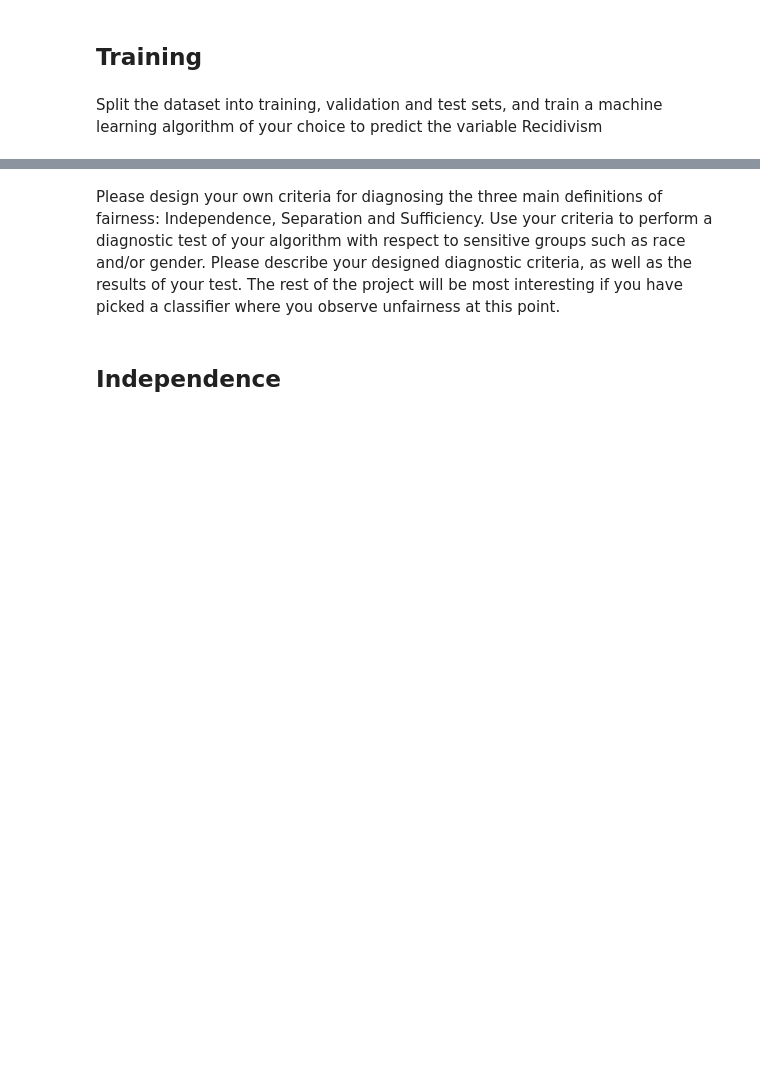
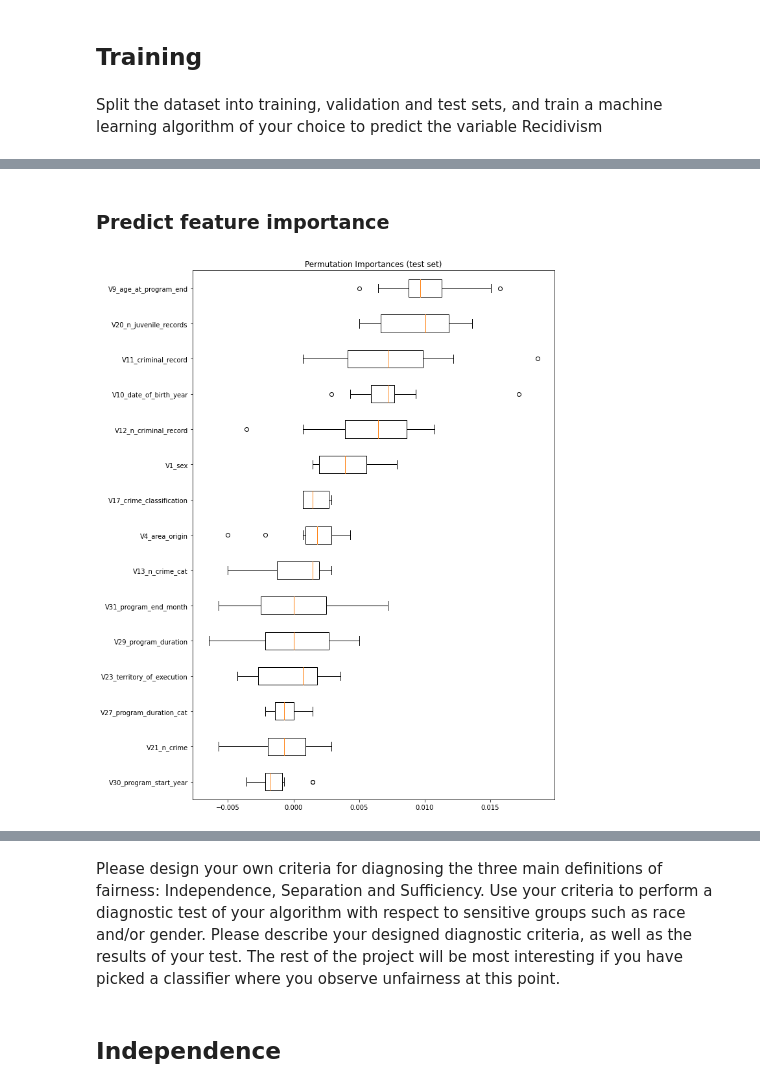
Before and after one commit to Starostka/algorithmic-fairness, a Jupyter notebook: exploration_oliver.ipynb, the cells around one changed output, grey strips where cells are left out. Cells and saved outputs as stored; diff of their text form; code cells hidden in the pictures; blank space fills up the shorter version.

```diff
--- a/exploration_oliver.ipynb
+++ b/exploration_oliver.ipynb
@@ -63,4 +101 @@ def plot_roc_curves(y_test, pred_proba, legend=""):
-# %%
-# apply one hot encoding to categorical features
-df = pd.get_dummies(df, columns=[col for col in df.columns if df[col].dtype == "object"])
 # %%
@@ -69,4 +105,4 @@ y = df.V115_RECID2015_recid # Target variable
 # %%
 # Split dataset into training set and test set  # 70% training and 30% test
-X_train, X_test, y_train, y_test = train_test_split(X, y, test_size=0.3, random_state=1, stratify=y)
+X_train, X_test, y_train, y_test = train_test_split(X, y, test_size=0.4, random_state=42, stratify=y)
 # %% [markdown]
@@ -89,10 +123,10 @@ X_train.V1_sex_female.sum(), X_train.V1_sex_male.sum()
 from sklearn.ensemble import RandomForestClassifier
 
 # Create Decision Tree classifer object
-rfc = RandomForestClassifier()
+model = RandomForestClassifier(n_estimators=100)
 
 # Train Decision Tree Classifer
-rfc = rfc.fit(X_train,y_train)
+model = model.fit(X_train,y_train)
 
 #Predict the response for test dataset
-y_pred = rfc.predict(X_test)
+y_pred = model.predict(X_test)
@@ -136,0 +139,16 @@ Accuracy: 0.7213467048710601
+# %% [markdown]
+### Predict feature importance
+# %%
+# calculate sklearn permutation importance
+from sklearn.inspection import permutation_importance
+perm = permutation_importance(model, X_test, y_test, n_repeats=10, random_state=42, n_jobs=2)
+# %%
+plt.figure(figsize=(10,15))
+
+# plot
+sorted_idx = perm.importances_mean.argsort()[-15:]
+plt.boxplot(perm.importances[sorted_idx].T, vert=False, labels=X_test.columns[sorted_idx])
+plt.title("Permutation Importances (test set)")
+plt.show()
+# %% [output]
+[figure, added]
```
Also changed, not shown: parts of 47 cells of this notebook.
